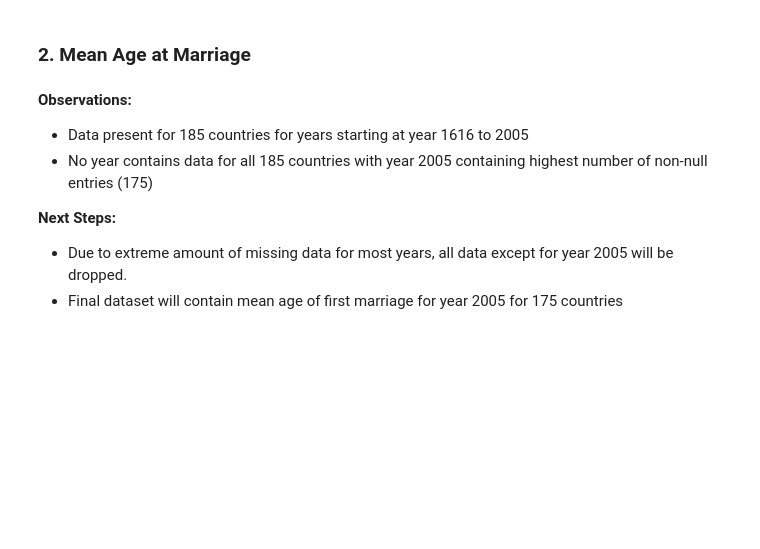
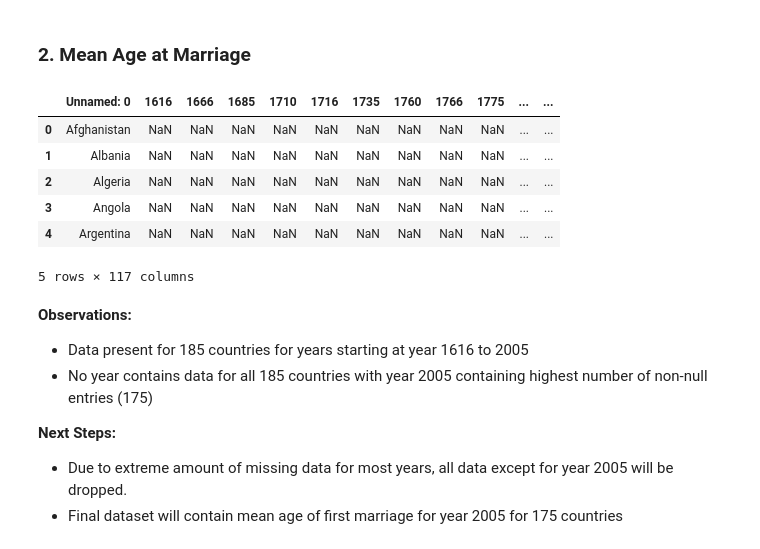
Before and after one commit to devanshmalik/Female_Autonomy_in_Society_Analysis, a Jupyter notebook: effects_of_female_autonomy_around_world.ipynb, the cells around one changed output. Saved outputs shown, nothing was run; the diff lists cells and outputs as text; code cells hidden in the pictures; blank space fills up the shorter version.

```diff
--- a/effects_of_female_autonomy_around_world.ipynb
+++ b/effects_of_female_autonomy_around_world.ipynb
@@ -79,11 +73,18 @@ df_school.head()
 ### 2. Mean Age at Marriage
 # %%
 df_marriage = pd.read_csv('data/marriage_age_females.csv')
-df_marriage.info()
+
+# Uncomment to explore data further
+#df_marriage.count()
 df_marriage.head()
-df_marriage.count()
-# Marriage Age Females
-# Horrible data, no complete years. only 2005 has full data
+# %% [output]
+|  | Unnamed: 0 | 1616 | 1666 | 1685 | 1710 | 1716 | 1735 | 1760 | 1766 | 1775 | ... | ... |
+| 0 | Afghanistan | NaN | NaN | NaN | NaN | NaN | NaN | NaN | NaN | NaN | ... | ... |
+| 1 | Albania | NaN | NaN | NaN | NaN | NaN | NaN | NaN | NaN | NaN | ... | ... |
+| 2 | Algeria | NaN | NaN | NaN | NaN | NaN | NaN | NaN | NaN | NaN | ... | ... |
+| 3 | Angola | NaN | NaN | NaN | NaN | NaN | NaN | NaN | NaN | NaN | ... | ... |
+| 4 | Argentina | NaN | NaN | NaN | NaN | NaN | NaN | NaN | NaN | NaN | ... | ... |
+5 rows × 117 columns
 # %% [markdown]
 **Observations:**
 * Data present for 185 countries for years starting at year 1616 to 2005
```
Also changed, not shown: parts of 65 cells of this notebook, 1 other file.
